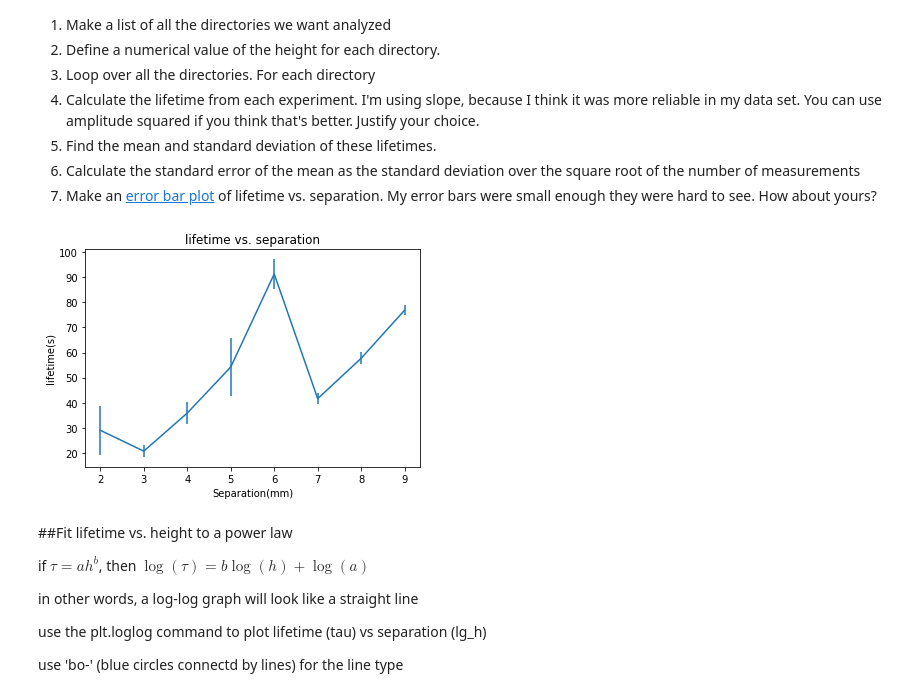
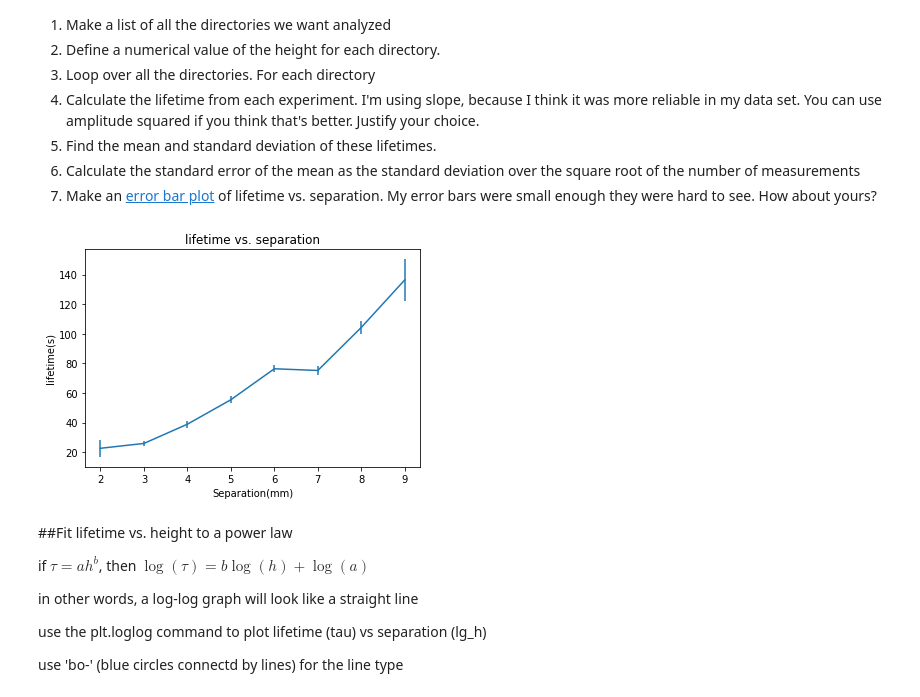
Before and after one commit to NYUExperimentalPhysics1-2021/labanalysis2-k1arac, a Jupyter notebook: LabAnalysis2.ipynb, the cells around one changed output. Cells and saved outputs as stored; diff of their text form; code cells hidden in the pictures.

```diff
--- a/LabAnalysis2.ipynb
+++ b/LabAnalysis2.ipynb
@@ -221,7 +221,7 @@ The load commands take an optional argument, maxTime that cuts the length of the
 We have to iterate in a slightly different way, so we've written the for loop structure for you - it's your job to fill in the rest
 # %%
 expt_set_dirs =  ["Que Chombo Large Bob 3mm", "Que Chombo Large Bob 6mm", "Que Chombo Large Bob 9mm"] #replace with your own directory names
-lifetime = [19.9, 91.3, 73.0] #replace with the lifetimes you measured above
+lifetime = [14.1, 38.6, 69.4] #replace with the lifetimes you measured above
 for i in range(3):
   expt_set_dir = expt_set_dirs[i]
   slope_lifetime = []
@@ -276,7 +276,7 @@ Hint: change the order, so you first calculate the fit, then make the plot, like
 double hint: this hint may give away an answer to a previous question
 # %%
 expt_set_dirs =  ["Que Chombo Large Bob 3mm", "Que Chombo Large Bob 6mm", "Que Chombo Large Bob 9mm"] #replace with your own directory names
-lifetime = [21.5, 91.3, 76.9] #replace with the lifetimes you measured above
+lifetime = [14.4, 38.6, 69.9] #replace with the lifetimes you measured above
 for i in range(3):
   expt_set_dir = expt_set_dirs[i]
   slope_lifetime = []
@@ -336,38 +336,38 @@ maxtime = [-1] * len(lg_dir) #[-1, -1, -1, -1, -1, -1, -1, -1, -1] - you can exp
 lg_tau = lg_h*0.;
 lg_tau_sigma = lg_h*0.;
 lg_tau_sem = lg_h*0.;
 
 for i in range(len(lg_dir)):
     key = lg_dir[i]
     lifetime = []
     #if maxtime isn't defined, then calculate lifetime and use 1.5 lifetimes as the max time
     if (maxtime[i] <= 0):
-      for file in largeSlope[key]:
-        time, slope, number = loadSlopeFile(file)
+      for file in largeAmplitude[key]:
+        time, slope, number = loadAmpltidueFile(file)
         if (len(time) > 4):
           #CODE 14: two lines, calculate exponential fit of slope to time - time[0] and append -1/b to lifetime list
           a,b,*_ = fitExponential(time-time[0], slope)
           lifetime.append(-1/b)
       initial_lifetime = np.median(lifetime)
       maxtime[i] = initial_lifetime*1.5
       lifetime = []
 
-    for file in largeSlope[key]:
-      time, slope, number = loadSlopeFile(file, maxTime = maxtime[i])
+    for file in largeAmplitude[key]:
+      time, slope, number = loadAmpltidueFile(file, maxTime = maxtime[i])
       if (len(time) > 4):
         a,b,*_ = fitExponential(time-time[0], slope)
         lifetime.append(-1/b)
     lg_tau[i] = sum(lifetime)/len(lifetime)  #CODE 15: calculate mean of lifetime list
     lg_tau_sigma[i] = np.std(lifetime,ddof=1)
     lg_tau_sem[i] = lg_tau_sigma[i]/np.sqrt(len(lifetime)) #CODE 16: lg_tau_sigma[i] / square root of the number of elements in the lifetime list
 
 #CODE17: use plt.errorbar to makea plot of lg_tau vs. tg_h with yerr of lg_tau_sem
 plt.errorbar(lg_h, lg_tau, yerr=lg_tau_sem)
 
 #CODE18: add title (lifetime vs. separation) xlabel (separation(mm)) and ylabel (lifetime(s)). hint add a ; to the end of the last line to eliminate the annoying text message in the output
 plt.title("lifetime vs. separation"); plt.xlabel("Separation(mm)"); plt.ylabel("lifetime(s)");
 # %% [output]
-[figure, old version]
+[figure, new version]
 # %% [markdown]
 ##Fit lifetime vs. height to a power law
 
```
Also changed, not shown: parts of 10 cells of this notebook.
